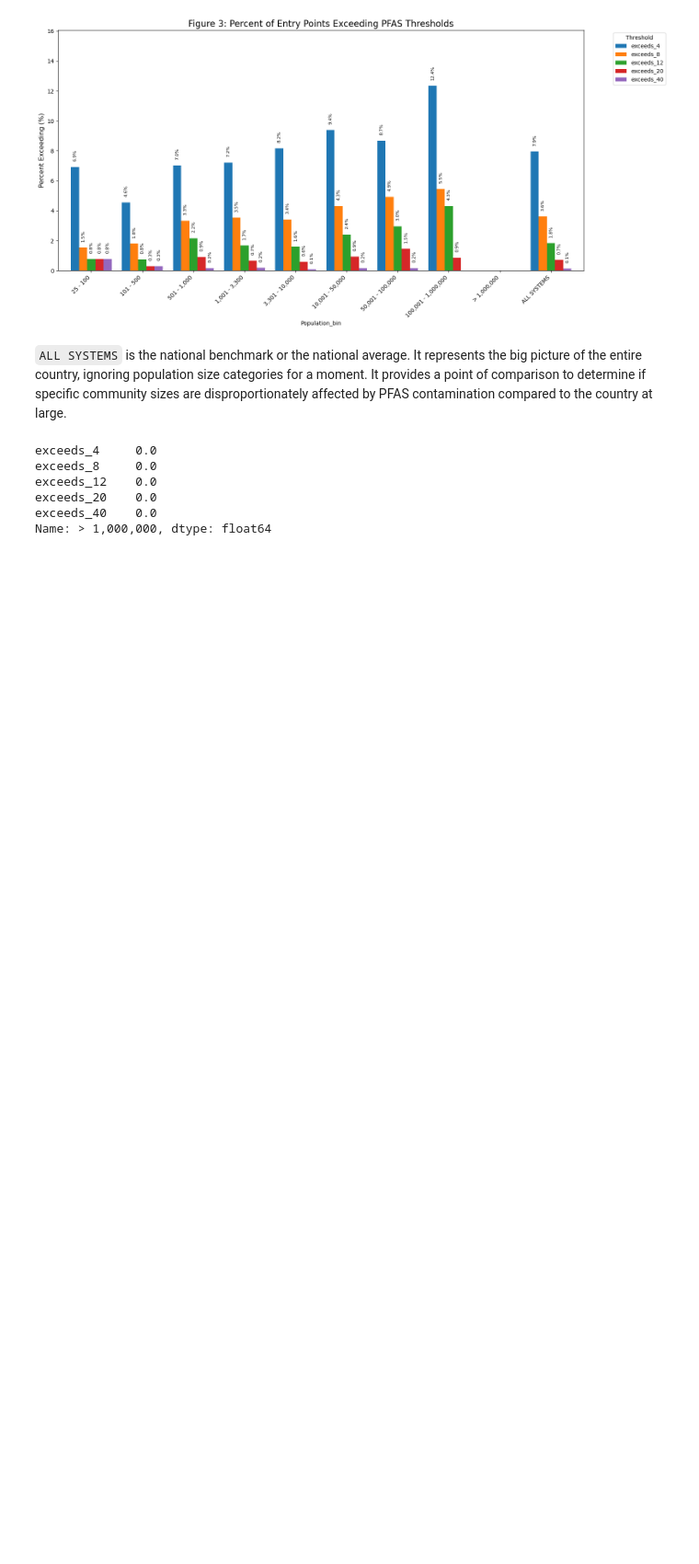
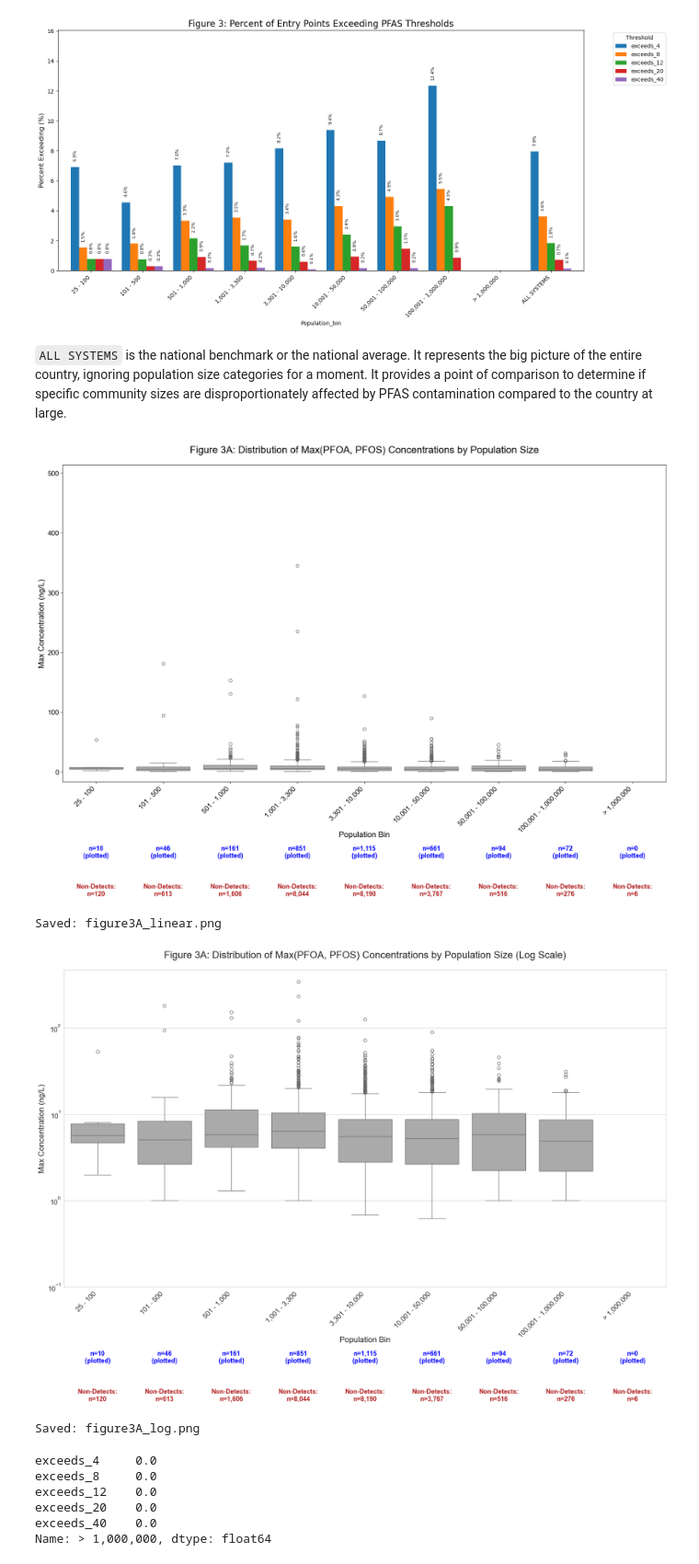
Before and after one commit to brahmee07/Pfas_water_research, a Jupyter notebook: updated_data/cost_risk_treatment_analysis.ipynb, the cells around one changed output. Shown at 92% size. Saved outputs shown, nothing was run; the diff lists cells and outputs as text; code cells hidden in the pictures; blank space fills up the shorter version.

````diff
--- a/updated_data/cost_risk_treatment_analysis.ipynb
+++ b/updated_data/cost_risk_treatment_analysis.ipynb
@@ -733,6 +751,68 @@ plt.show()
 [figure]
 # %% [markdown]
 ```ALL SYSTEMS``` is the national benchmark or the national average. It represents the big picture of the entire country, ignoring population size categories for a moment. It provides a point of comparison to determine if specific community sizes are disproportionately affected by PFAS contamination compared to the country at large.
+# %%
+import seaborn as sns
+
+df['max_pfas_conc_ng'] = df[['PFOA','PFOS']].max(axis=1) * 1000
+n_detected = df[df['max_pfas_conc_ng'] > 0].groupby('Population_bin').size().reindex(bin_order).fillna(0).astype(int)
+n_below = df[df['max_pfas_conc_ng'] == 0].groupby('Population_bin').size().reindex(bin_order).fillna(0).astype(int)
+df_detections = df[df['max_pfas_conc_ng'] > 0]
+
+def make_figure(log_scale=False):
+    fig, ax = plt.subplots(figsize=(18, 12))
+    sns.set_style("whitegrid")
+
+
+    sns.boxplot(
+        data=df_detections,
+        x='Population_bin',
+        y='max_pfas_conc_ng',
+        order=bin_order,
+        color='#AAAAAA',   # uniform grey — no color differentiation
+        showfliers=True,
+        ax=ax
+    )
+
+    suffix = " (Log Scale)" if log_scale else ""
+    ax.set_title(
+        f"Figure 3A: Distribution of Max(PFOA, PFOS) Concentrations by Population Size{suffix}",
+        fontsize=20, pad=24
+    )
+    ax.set_ylabel("Max Concentration (ng/L)", fontsize=16)
+    ax.set_xlabel("Population Bin", fontsize=16, labelpad=-5)
+    ax.tick_params(axis='both', labelsize=14)
+    plt.xticks(rotation=45, ha='right')
+
+    if log_scale:
+        ax.set_yscale('log')
+        ax.set_ylim(bottom=0.1)   # avoid log(0) issues
+    else:
+        y_min, y_max = ax.get_ylim()
+        ax.set_ylim(y_min, y_max + (y_max - y_min) * 0.4)
+
+    for i, bin_name in enumerate(bin_order):
+        plt.text(i, -0.20, f"n={n_detected[bin_name]:,}\n(plotted)",
+                 transform=ax.get_xaxis_transform(),
+                 ha='center', va='top', fontsize=13, color='blue', fontweight='bold')
+        plt.text(i, -0.32, f"Non-Detects:\nn={n_below[bin_name]:,}",
+                 transform=ax.get_xaxis_transform(),
+                 ha='center', va='top', fontsize=13, color='firebrick', fontweight='bold')
+
+    plt.subplots_adjust(bottom=0.4)
+    plt.tight_layout()
+    fname = "figure3A_log.png" if log_scale else "figure3A_linear.png"
+    plt.savefig(fname, dpi=150, bbox_inches='tight')
+    plt.show()
+    print(f"Saved: {fname}")
+
+make_figure(log_scale=False)
+make_figure(log_scale=True)
+# %% [output]
+[figure, added]
+Saved: figure3A_linear.png
+[figure, added]
+Saved: figure3A_log.png
 # %%
 # checking if any entry points with pop bin > 1,000,000 has exceeded any threshold
 exceed_by_bin.loc["> 1,000,000"]
````
Also changed, not shown: parts of 8 cells of this notebook, 3 other files.
